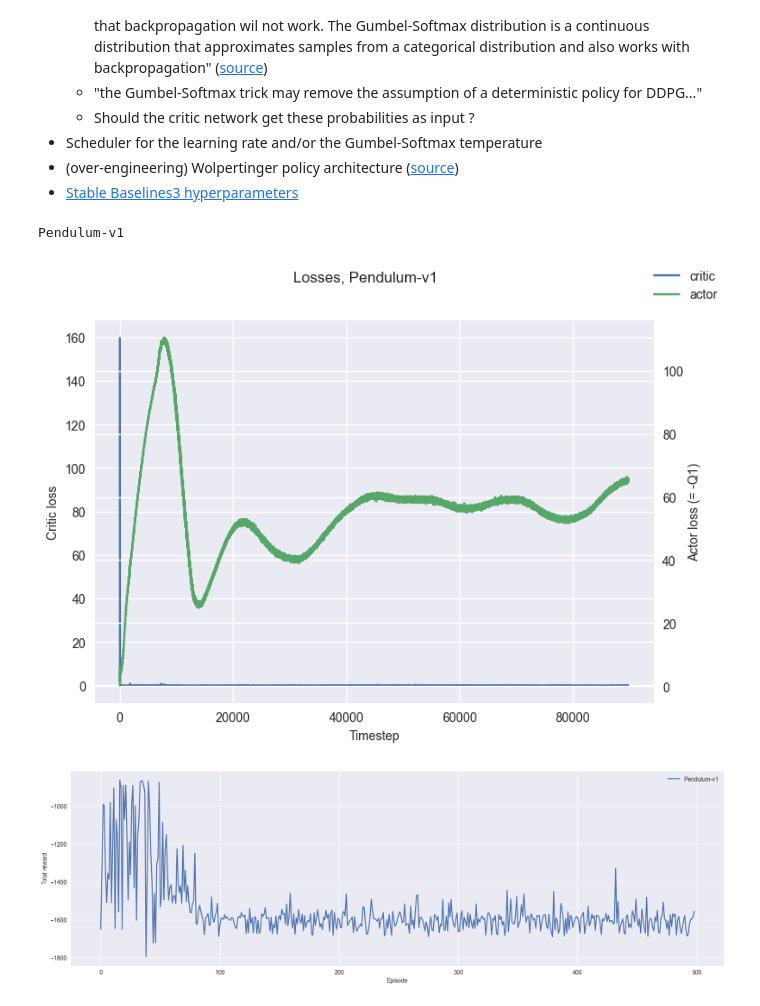
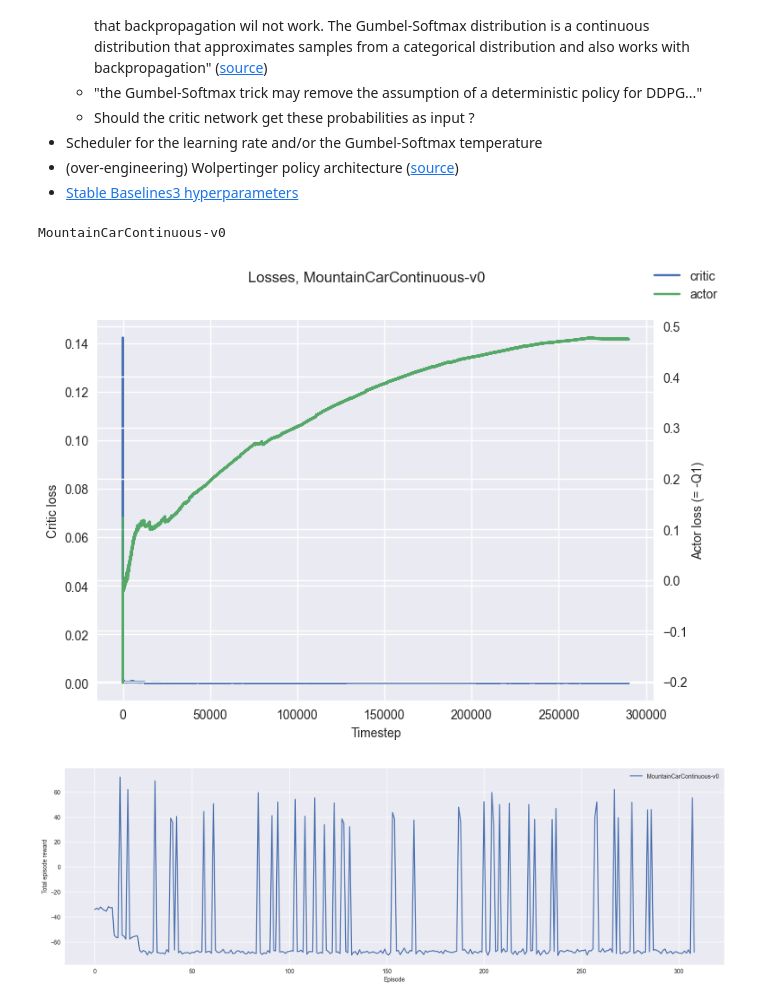
Before and after one commit to MarconatoB/EE-568-Project, a Jupyter notebook: exploration_Bastien.ipynb, the cells around one changed output. Drawn from its saved outputs; the diff is of its cells as text; code cells hidden in the pictures.

Commit message:
mountaincarcontinuous atteint le sommet ???

```diff
--- a/exploration_Bastien.ipynb
+++ b/exploration_Bastien.ipynb
@@ -45,7 +52,7 @@ to try:
 * [Stable Baselines3 hyperparameters](https://github.com/DLR-RM/rl-baselines3-zoo/blob/master/hyperparams/td3.yml)
 # %%
 """
-Utility functions for the Gumbel-Softmax trick
+Utility functions for the Gumbel-Softmax trick (to re-parameterize a policy for discrete actions)
 
 'During training, we let temperature > 0 to allow gradients past the sample, then gradually anneal the temperature (but not completely to 0, as the gradients would blow up)'
 References:
@@ -89,17 +96,24 @@ def gumbel_softmax(logits, temperature=1.0, hard=False):
         y = (y_hard-y).detach() + y
     return y
 
-
+# TODO: limit buffer size
 class ReplayBuffer(object):
-    # max size ?
-    def __init__(self, state_dim, action_dim):
+    def __init__(self, state_dim, action_dim, max_size):
         self.state_buffer = torch.empty((0, state_dim))
         self.action_buffer = torch.empty((0, action_dim))
         self.reward_buffer = torch.empty((0, 1), dtype=torch.float32)
         self.next_state_buffer = torch.empty((0, state_dim))
         self.done_buffer = torch.empty((0, 1), dtype=torch.int)
 
+        self.all_buffers = [
+            self.state_buffer, self.action_buffer, self.reward_buffer,
+            self.next_state_buffer, self.done_buffer]
+        self.max_size = max_size
+
     def add_entry(self, state, action, reward, next_state, done):
+        if self.state_buffer.shape[0] >= self.max_size:
+            for buffer in self.all_buffers:
+                buffer = buffer[1:]
         self.state_buffer = torch.cat(
             (self.state_buffer, torch.from_numpy(state).reshape(1,-1)),dim=0)
         self.action_buffer = torch.cat(
@@ -134,15 +148,17 @@ class Actor(nn.Module):
         self.max_action = max_action
         self.min_action = min_action
 
+        """
         self.SpinningUp = nn.Sequential(
-            nn.Linear(state_dim, 400),
-            nn.LayerNorm(400),
+            nn.Linear(state_dim, hidden_dim),
+            nn.LayerNorm(hidden_dim),
             nn.Tanh(),
-            nn.Linear(400, 300),
-            nn.LayerNorm(300),
+            nn.Linear(hidden_dim, hidden_dim),
+            nn.LayerNorm(hidden_dim),
             nn.Tanh(),
-            nn.Linear(300, action_dim)
+            nn.Linear(hidden_dim, action_dim)
         )
+        """
 
     def forward(self, state):
         a = F.relu(self.l1(state))
@@ -153,6 +169,7 @@ class Actor(nn.Module):
 
     def act(self, state, noise=0):
         action_range = self.max_action - self.min_action
+
         a = self.forward(state) + noise
         action = torch.clamp(
             a*action_range + self.min_action, min=self.min_action, max=self.max_action)
@@ -170,6 +187,7 @@ class DiscreteActor(nn.Module):
         self.l2 = nn.Linear(hidden_dim, hidden_dim)
         self.l3 = nn.Linear(hidden_dim, n_actions)
 
+        """
         self.SpinningUp = nn.Sequential(
             nn.Linear(state_dim, hidden_dim),
             nn.LayerNorm(hidden_dim),
@@ -179,13 +197,14 @@ class DiscreteActor(nn.Module):
             nn.Tanh(),
             nn.Linear(hidden_dim, n_actions)
         )
+        """
 
     def forward(self, state):
         probs = F.relu(self.l1(state))
         probs = F.relu(self.l2(probs))
         probs = F.tanh(self.l3(probs))
-        #return probs
-        return self.SpinningUp(state)
+        return probs
+        #return self.SpinningUp(state)
 
     def act(self, state, noise=0):
         probs = F.softmax(self.forward(state) + noise, dim=-1)
@@ -202,6 +221,7 @@ class Critic(nn.Module):
         self.l2 = nn.Linear(hidden_dim, hidden_dim)
         self.l3 = nn.Linear(hidden_dim, action_dim)
 
+        """
         self.SpinningUp = nn.Sequential(
             nn.Linear(state_dim+action_dim, hidden_dim),
             nn.LayerNorm(hidden_dim),
@@ -211,6 +231,7 @@ class Critic(nn.Module):
             nn.Tanh(),
             nn.Linear(hidden_dim, action_dim)
         )
+        """
 
     def forward(self, state, action):
         state_action = torch.cat([state, action], dim=1)
@@ -225,23 +246,24 @@ class Critic(nn.Module):
 Hyperparameters
 ---------------           # [description]; values from      [original paper] / [spinning up]
 """
-EXPL_NOISE = 0.0          # std of exploration noise;       0.1  / 0.1
-TARGET_ACTION_NOISE = 0.0 # std of target policy noise;     0.2  / 0.2
+EXPL_NOISE = 0.5          # std of exploration noise;       0.1  / 0.1
+TARGET_ACTION_NOISE = 0.5 # std of target policy noise;     0.2  / 0.2
 NOISE_CLIP = 0.5          # clip target policy noise;       0.5  / 0.5
 BATCH_SIZE = 256          # for off policy updates;         256  / 128
-DISCOUNT = 0.99           # discount factor;                0.99 / 0.99
-TAU = 0.005               # target network update rate;     5e-3 / 5e-3
+DISCOUNT = 0.98           # discount factor;                0.99 / 0.99
+TAU = 0.001               # target network update rate;     5e-3 / 5e-3
 START_TIME = 1e4          # pure exploration steps;         1e3  / 1e4
 POLICY_UPDATE_PERIOD = 2  # steps between delayed updates;  2    / 2
-HIDDEN_DIM = 32           # of actor and critic networks;   256  / 32
-LEARNING_RATE = 1e-2      # of actor and critic networks;   3e-4 / 1e-3
+HIDDEN_DIM = 400          # of actor and critic networks;   256  / 32
+LEARNING_RATE = 1e-3      # of actor and critic networks;   3e-4 / 1e-3
+BUFFER_SIZE = 1e6
 
 """
 Algorithm
 ---------
 Twin Delayed Deep Deterministic Policy Gradients
 """
-def train_TD3(env, max_t=int(1e6), n_episodes=2000):    # 1e6 timesteps in official implementation
+def TD3(env, max_t=int(1e4), n_episodes=2000):
 
     # all classical control envs have continuous states
     state_dim = env.observation_space.shape[0]
@@ -272,7 +294,7 @@ def train_TD3(env, max_t=int(1e6), n_episodes=2000):    # 1e6 timesteps in offic
         list(critic_1.parameters()) + list(critic_2.parameters()),
         lr=LEARNING_RATE)
 
-    replay_buffer = ReplayBuffer(state_dim, action_dim)
+    replay_buffer = ReplayBuffer(state_dim, action_dim, BUFFER_SIZE)
 
     episode = 1
     episodes_reward = []    # reward of each episodes
@@ -284,7 +306,10 @@ def train_TD3(env, max_t=int(1e6), n_episodes=2000):    # 1e6 timesteps in offic
 
     state = env.reset()[0]
 
-    progress_bar = tqdm(total=n_episodes)
+    episodes_pbar = tqdm(total=n_episodes, position=1)
+    episodes_pbar.set_description("Episodes")
+    steps_pbar = tqdm(total=max_t, position=0)
+    steps_pbar.set_description("Timesteps")
     for step in range(max_t):
         with torch.no_grad():
             if step < START_TIME:
@@ -318,7 +343,8 @@ def train_TD3(env, max_t=int(1e6), n_episodes=2000):    # 1e6 timesteps in offic
             if done:
                 state = env.reset()[0]
                 episode += 1
-                progress_bar.update(1)
+                episodes_pbar.update(1)
+                episodes_pbar.refresh()
                 episodes_reward.append(episode_reward)
                 episode_reward = 0
                 if episode >= n_episodes:
@@ -378,6 +404,7 @@ def train_TD3(env, max_t=int(1e6), n_episodes=2000):    # 1e6 timesteps in offic
                 for param, target_param in zip(actor.parameters(), target_actor.parameters()):
                     target_param.data.copy_(TAU*param.data + (1-TAU)*target_param.data)
 
+        steps_pbar.update(1)
     cumulative_rewards_t = np.cumsum(replay_buffer.reward_buffer)
     return cumulative_rewards_t, episodes_reward, critic_losses, actor_losses
 
@@ -386,8 +413,11 @@ Testing
 -------
 """
 envs = ["Acrobot-v1", "CartPole-v1", "MountainCarContinuous-v0", "MountainCar-v0", "Pendulum-v1"]
+continuous_envs = ["MountainCarContinous-v0", "Pendulum-v1"]
+discrete_envs = ["Acrobot-v1", "CartPole-v1", "MountainCar-v0"]
+
 results = {}
-for env_name in envs[-1:]:
+for env_name in envs[2:3]:
     print(env_name)
 
     env = gym.make(env_name)
@@ -395,41 +425,41 @@ for env_name in envs[-1:]:
 
     torch.manual_seed(0)
 
-    rewards_t, episodes_reward, critic_losses, actor_losses = train_TD3(env, n_episodes=500)
+    rewards_t, episodes_reward, critic_losses, actor_losses = TD3(env, max_t=int(3e5), n_episodes=2000)
     results[env_name] = (rewards_t, episodes_reward, critic_losses, actor_losses)
 # %% [output]
-Pendulum-v1
+MountainCarContinuous-v0
 # %%
 for env_name in results.keys():
     rewards_t, episodes_reward, critic_losses, actor_losses = results[env_name]
 
     actor_losses = np.repeat(actor_losses, POLICY_UPDATE_PERIOD)
 
     fig, ax1 = plt.subplots()
     critic_plot = ax1.plot(critic_losses, label='critic', color='C0')
     ax1.set_xlabel('Timestep')
     ax1.set_ylabel('Critic loss')
     ax2 = ax1.twinx()
     actor_plot = ax2.plot(actor_losses, label='actor', color='C1')
     ax2.set_ylabel('Actor loss (= -Q1)')
     fig.legend()
     fig.suptitle(f"Losses, {env_name}")
     plt.show()
 
     """
     plt.figure(figsize=(8,4))
     plt.plot(rewards_t, label=env_name)
     plt.legend()
     plt.title("Rewards over time")
     plt.show()
     """
 
     plt.figure(figsize=(20,6))
     plt.plot(episodes_reward,label=env_name)
     plt.xlabel("Episode")
-    plt.ylabel("Total reward")
+    plt.ylabel("Total episode reward")
     plt.legend()
     plt.show()
 # %% [output]
-[figure, old version]
+[figure, new version]
-[figure, old version]
+[figure, new version]
```
Also changed, not shown: parts of 2 cells of this notebook.
